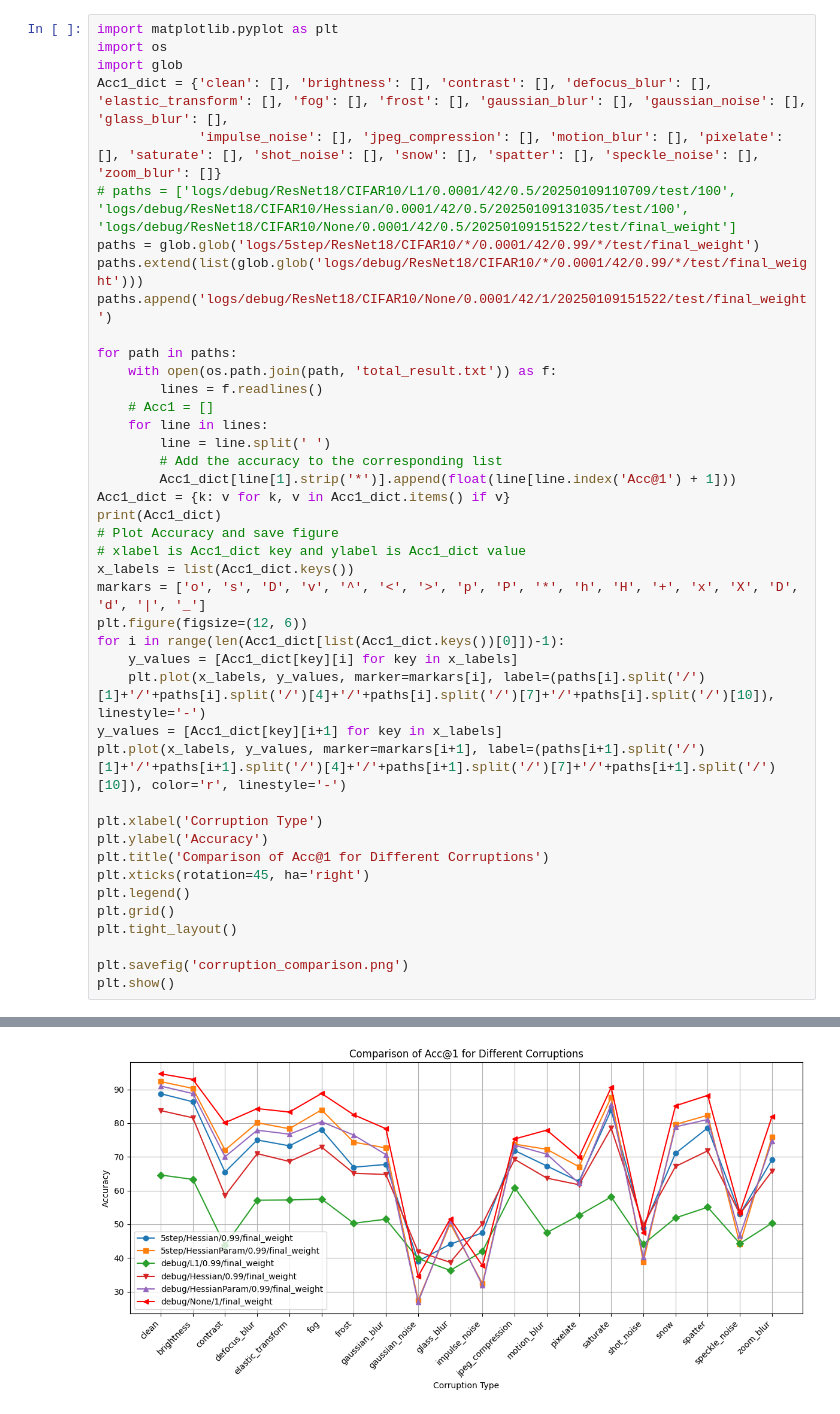
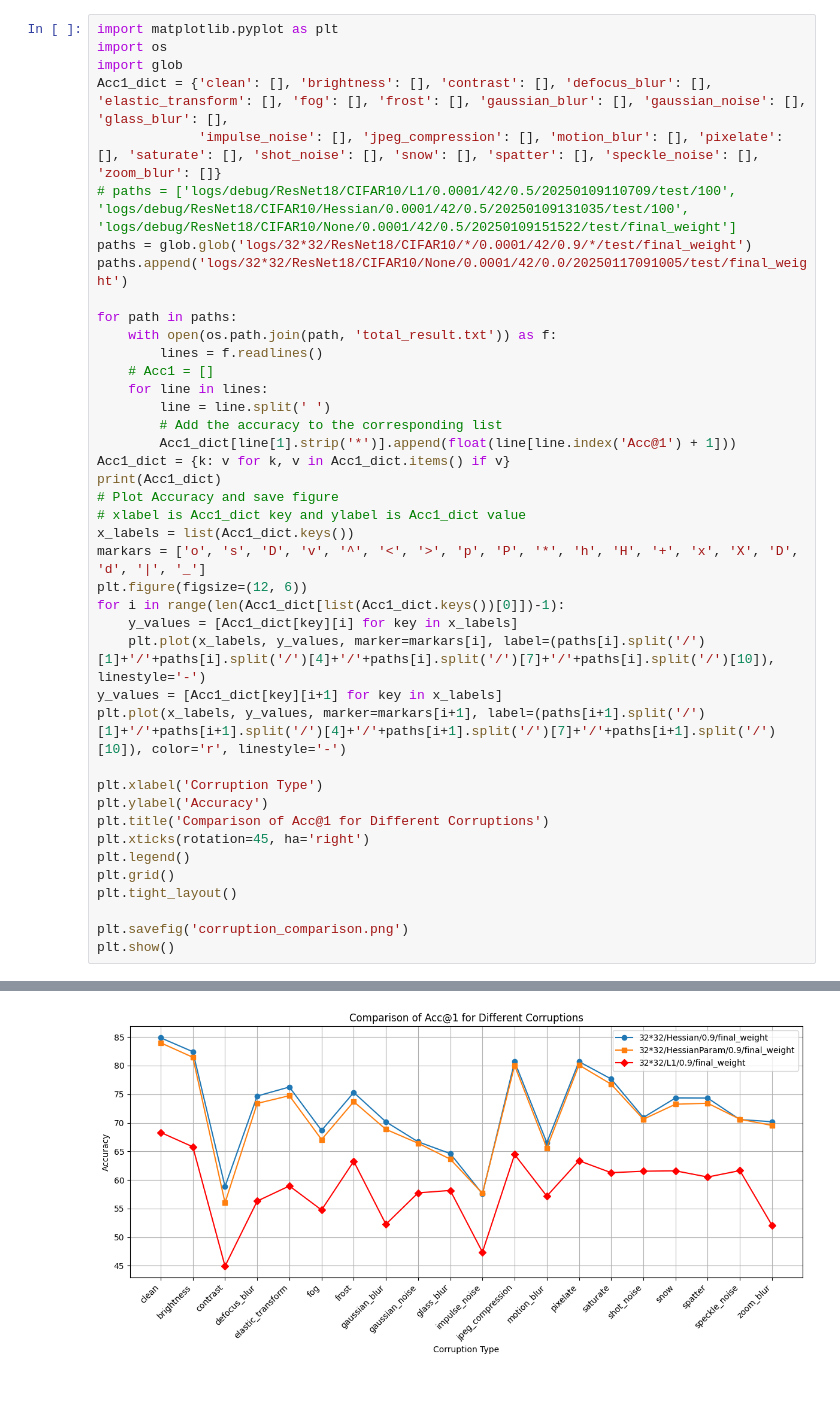
Before and after one commit to ia-gu/pruning_test, a Jupyter notebook: show_result.ipynb, the cells around one changed output, grey strips where cells are left out. Drawn from its saved outputs; the diff is of its cells as text.

```diff
--- a/show_result.ipynb
+++ b/show_result.ipynb
@@ -5,9 +5,8 @@ import glob
 Acc1_dict = {'clean': [], 'brightness': [], 'contrast': [], 'defocus_blur': [], 'elastic_transform': [], 'fog': [], 'frost': [], 'gaussian_blur': [], 'gaussian_noise': [], 'glass_blur': [],
              'impulse_noise': [], 'jpeg_compression': [], 'motion_blur': [], 'pixelate': [], 'saturate': [], 'shot_noise': [], 'snow': [], 'spatter': [], 'speckle_noise': [], 'zoom_blur': []}
 # paths = ['logs/debug/ResNet18/CIFAR10/L1/0.0001/42/0.5/20250109110709/test/100', 'logs/debug/ResNet18/CIFAR10/Hessian/0.0001/42/0.5/20250109131035/test/100', 'logs/debug/ResNet18/CIFAR10/None/0.0001/42/0.5/20250109151522/test/final_weight']
-paths = glob.glob('logs/5step/ResNet18/CIFAR10/*/0.0001/42/0.99/*/test/final_weight')
-paths.extend(list(glob.glob('logs/debug/ResNet18/CIFAR10/*/0.0001/42/0.99/*/test/final_weight')))
-paths.append('logs/debug/ResNet18/CIFAR10/None/0.0001/42/1/20250109151522/test/final_weight')
+paths = glob.glob('logs/32*32/ResNet18/CIFAR10/*/0.0001/42/0.9/*/test/final_weight')
+paths.append('logs/32*32/ResNet18/CIFAR10/None/0.0001/42/0.0/20250117091005/test/final_weight')
 
 for path in paths:
     with open(os.path.join(path, 'total_result.txt')) as f:
@@ -45 +44 @@ plt.show()
-[figure, old version]
+[figure, new version]
```
Also changed, not shown: parts of 1 cell of this notebook, 13 other files.
